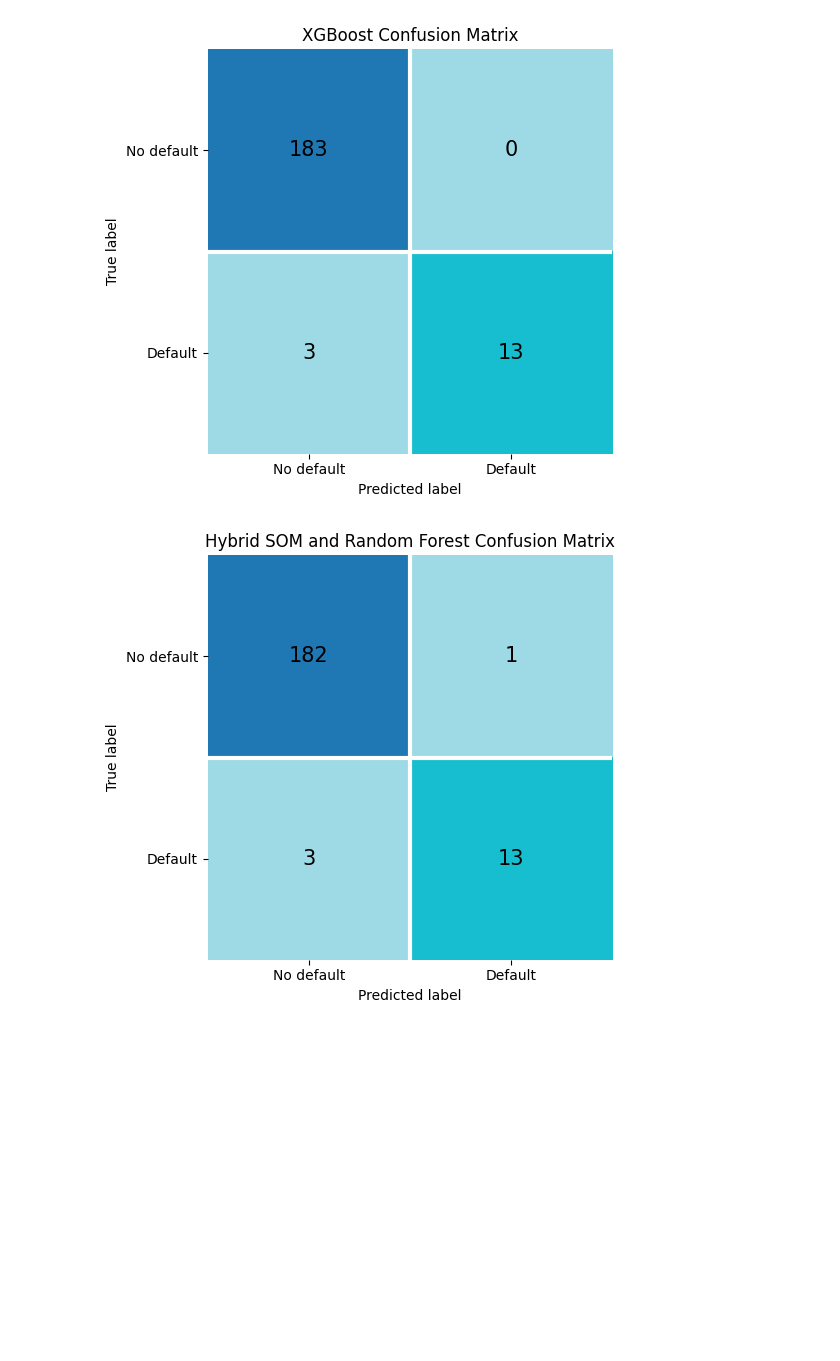
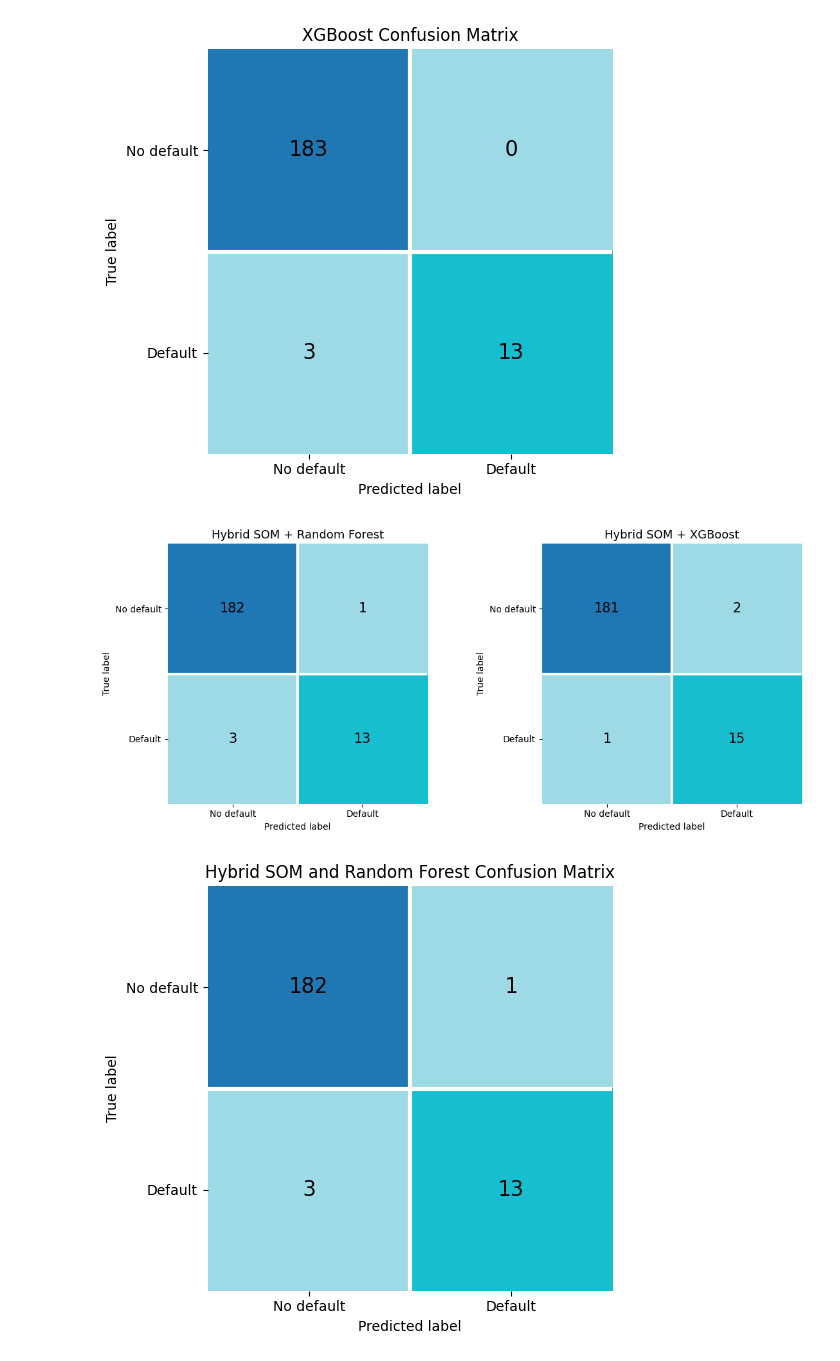
Before and after one commit to IsmailZei/Credit-Risk-Models-in-BNPL, a Jupyter notebook: Plots.ipynb, the cells around one changed output. Drawn from its saved outputs; the diff is of its cells as text; code cells hidden in the pictures; blank space fills up the shorter version.

```diff
--- a/Plots.ipynb
+++ b/Plots.ipynb
@@ -451,6 +451,47 @@ plt.tight_layout()
 plt.show()
 # %% [output]
 [figure]
+# %%
+
+# Compute confusion matrices
+cm_rf = np.array(SOM_RF_results["confusion_matrix"])
+cm_xgb =np.array(SOM_XGB_results["confusion_matrix"])
+
+# Create a figure with 2 subplots (side by side)
+fig, axes = plt.subplots(1, 2, figsize=(12, 5))
+
+# Function to apply custom style
+def plot_cm(cm, ax, title):
+    disp = ConfusionMatrixDisplay(confusion_matrix=cm, display_labels=['No default', 'Default'])
+    disp.plot(values_format='d', cmap='tab20_r', ax=ax, colorbar=False)
+
+    # Make the numbers bigger and black
+    for text in disp.text_.ravel():
+        text.set_fontsize(15)
+        text.set_color('black')
+
+    # Add white grid lines
+    n_classes = cm.shape[0]
+    for i in range(1, n_classes):
+        ax.axhline(i - 0.5, color='white', linewidth=3)
+        ax.axvline(i - 0.5, color='white', linewidth=3)
+
+    # Remove outer border
+    for spine in ax.spines.values():
+        spine.set_visible(False)
+
+    # Set title
+    ax.set_title(title, fontsize=13)
+
+# Plot both matrices
+plot_cm(cm_rf, axes[0], "Hybrid SOM + Random Forest")
+plot_cm(cm_xgb, axes[1], "Hybrid SOM + XGBoost")
+
+plt.tight_layout()
+plt.savefig("Plots/Confusion Matricies/SOM_cm.png")
+plt.show()
+# %% [output]
+[figure, added]
 # %%
 
 # Raw counts
```
Also changed, not shown: parts of 2 cells of this notebook, 5 other files.
